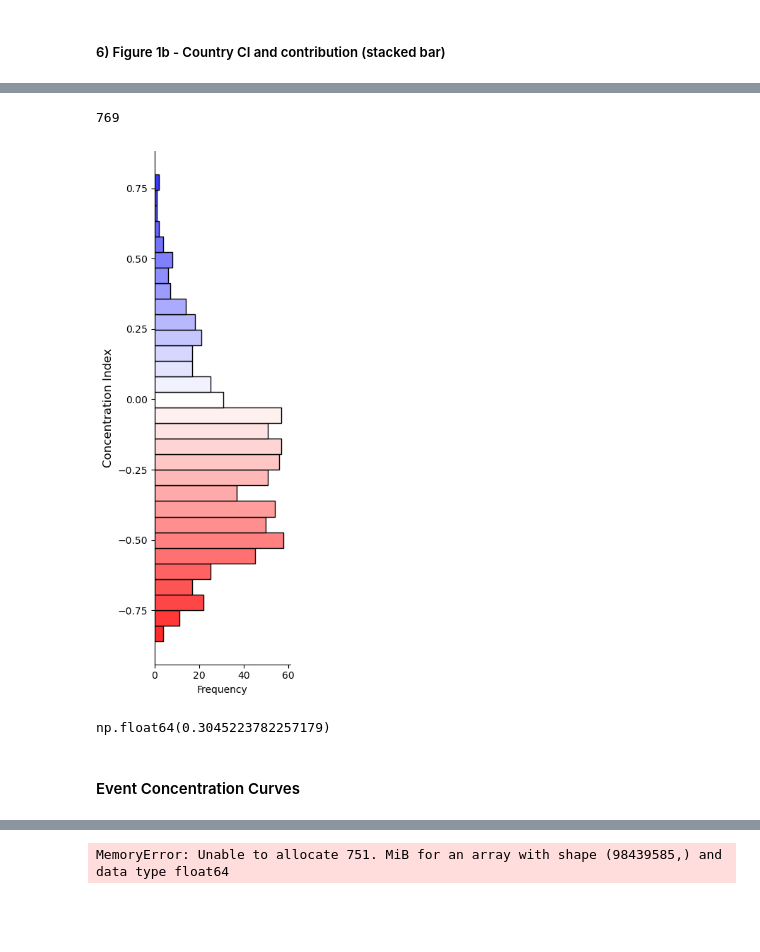
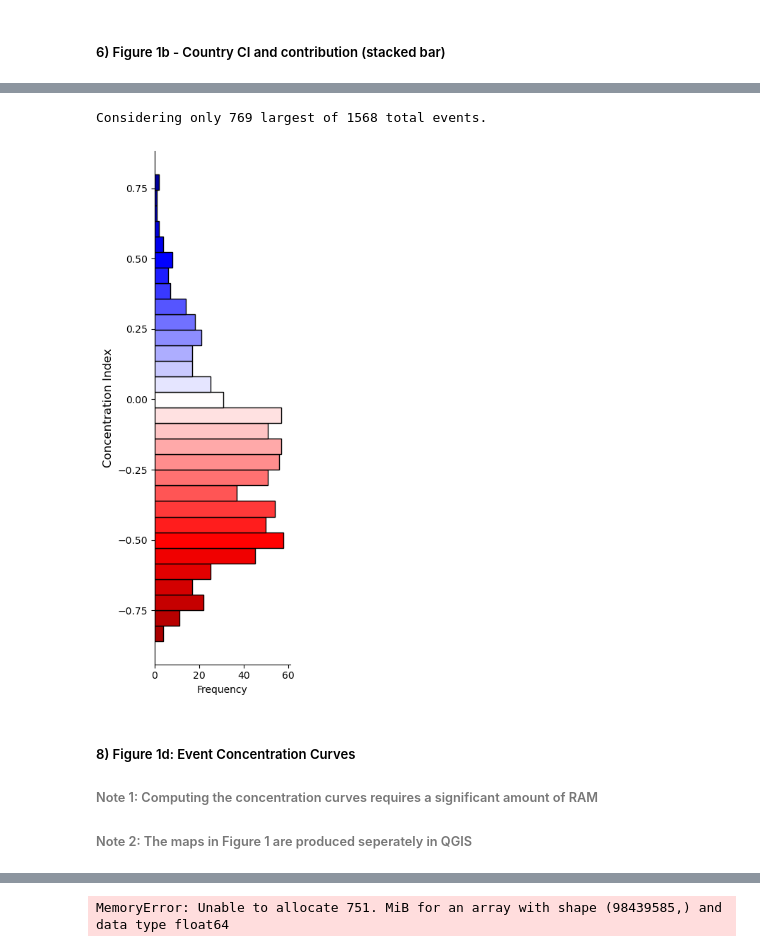
Before and after one commit to mvbnffc/flood-wealth, a Jupyter notebook: notebooks/1_observed_figures.ipynb, the cells around one changed output, grey strips where cells are left out. Drawn from its saved outputs; the diff is of its cells as text; code cells hidden in the pictures; blank space fills up the shorter version.

```diff
--- a/notebooks/1_observed_figures.ipynb
+++ b/notebooks/1_observed_figures.ipynb
@@ -245,9 +247,8 @@ plt.show()
 # %% [markdown]
 ##### 6) Figure 1b - Country CI and contribution (stacked bar)
 # %%
-# Going to make a dataframe with valid data
 bar_CI = combined_decomposed_metrics.copy() # avoid python warning
-# Calculate rural, suburban,  and urban contributions
+# Calculate rural, per-urban,  and urban contributions
 groups = {
     'rural': ['DUC11 Contribution', 'DUC12 Contribution', 'DUC13 Contribution'],
     'peri-urban' :['DUC21 Contribution', 'DUC22 Contribution', 'DUC23 Contribution'],
@@ -256,7 +257,7 @@ groups = {
 for newcol, cols in groups.items():
     bar_CI[newcol] = bar_CI[cols].sum(axis=1)
 # Columns to keep
-cols_keep = ['shapeName', 'ISO3', 'Total Flood Risk', 'CI', 'rural', 'peri-urban', 'urban']
+cols_keep = ['shapeName', 'ISO3', 'Total Flood Risk', 'CI', 'rural', 'peri-urban', 'urban', 'uncertain']
 bar_CI = bar_CI[cols_keep]
 # %%
 # Plot the figure
@@ -330,19 +331,25 @@ ax.set_xticklabels([''] * len(x))
 break_idx = plt_cont.index[plt_cont['ISO3'] == 'ECU'][0]
 # make  y in axis-fraction coordinates
 trans = ax.get_xaxis_transform()
-for i, name in enumerate(plt_cont['ISO3']):
+for i, row in plt_cont.iterrows():
     if i <= break_idx:
         y = 0.7
     else:
         y = 0.49
-    ax.text(i,                          # x‐position
-            y,                          # y‐position at the zero line
-            name,                       # the label
+
+    label = row['ISO3']
+    if row['uncertain']:
+        label = f"{label}*"
+
+    ax.text(i,
+            y,
+            label,
             rotation=90,
             ha='center',
-            va='center',                # or 'center' if you prefer
+            va='center',
             fontsize=10,
             transform=trans)
+
 ax.set_xticklabels(plt_cont['shapeName'], rotation=90, fontsize=6)
 ax.set_xlabel('Country')
 ax.spines['bottom'].set_visible(False)
@@ -353,6 +360,16 @@ ax.margins(x=0.01)
 # ax2.spines['top'].set_visible(False)
 ax.set_ylabel('Concentration Index', fontsize=10)
 ax.legend(loc='lower right', fontsize=10)
+ax.set_ylim(-0.95, 0.6)
+
+ax.text(
+    0.07, 0.98,
+    '* indicates limited flood observations',
+    transform=ax.transAxes,
+    ha='left',
+    va='top',
+    fontsize=9
+)
 
 plt.tight_layout
 plt.show()
@@ -422,4 +428,0 @@ len(results_df)
-# %%
-# Filter to remove no flood events
-results_df = results_df[results_df['FE'] > 0]
-results_df['FE'].sum()
@@ -444,12 +429,9 @@ results_df
 # %%
 # Only look at large flood events (exposure > 100,000)
-threshold = 5000
-filtered_df = results_df[results_df['FE'] >= threshold]
-filtered_df.to_csv(f"DFO_results_v2_exposure-gt-{threshold}.csv")
+filtered_df = results_df[results_df['FE'] >= event_exposure_threshold]
+print(f'Considering only {len(filtered_df)} largest of {len(results_df)} total events.')
+# %% [output]
+Considering only 769 largest of 1568 total events.
-# %%
-len(filtered_df)
-# %% [output]
-769
 # %%
 # Plot histogram
 histogram_df = filtered_df.dropna(subset=['CI'])
@@ -458,41 +440,39 @@ histogram_df = filtered_df.dropna(subset=['CI'])
 fig, ax = plt.subplots(figsize=(3, 8))   # taller than it is wide
 
 # 2. Plot a horizontal histogram
 counts, bins, patches = ax.hist(
     histogram_df['CI'],
     bins=30,
     edgecolor='k',
     orientation='horizontal'
 )
 
 # 3. Color by bin‐center
 norm = Normalize(vmin=-1, vmax=1)
-cmap = plt.cm.bwr.reversed()
+cmap = plt.cm.seismic.reversed()
 for left, right, patch in zip(bins[:-1], bins[1:], patches):
     center = (left + right) / 2
     patch.set_facecolor(cmap(norm(center)))
 
 # 4. Labels & limits
 # ax.set_ylim(-1, 1)
 ax.set_ylabel('Concentration Index', fontsize=12)
 ax.set_xlabel('Frequency')
 # ax.set_title('Vertical (horizontal-bar) Histogram of CI for Flood Events >100K exposure')
 
 # ax.spines['bottom'].set_visible(False)
 ax.spines['top'].set_visible(False)
 ax.spines['right'].set_visible(False)
 
 
 plt.tight_layout()
 plt.show()
 # %% [output]
-[figure, old version]
+[figure, new version]
-# %%
-histogram_df['CI'].std()
-# %% [output]
-np.float64(0.3045223782257179)
 # %% [markdown]
-#### Event Concentration Curves
+##### 8) Figure 1d: Event Concentration Curves
+###### Note 1: Computing the concentration curves requires a significant amount of RAM
+###### Note 2: The maps in Figure 1 are produced seperately in QGIS
 # %%
 # User Inputs
 ISO3 = 'IND'
```
Also changed, not shown: parts of 13 cells of this notebook.
